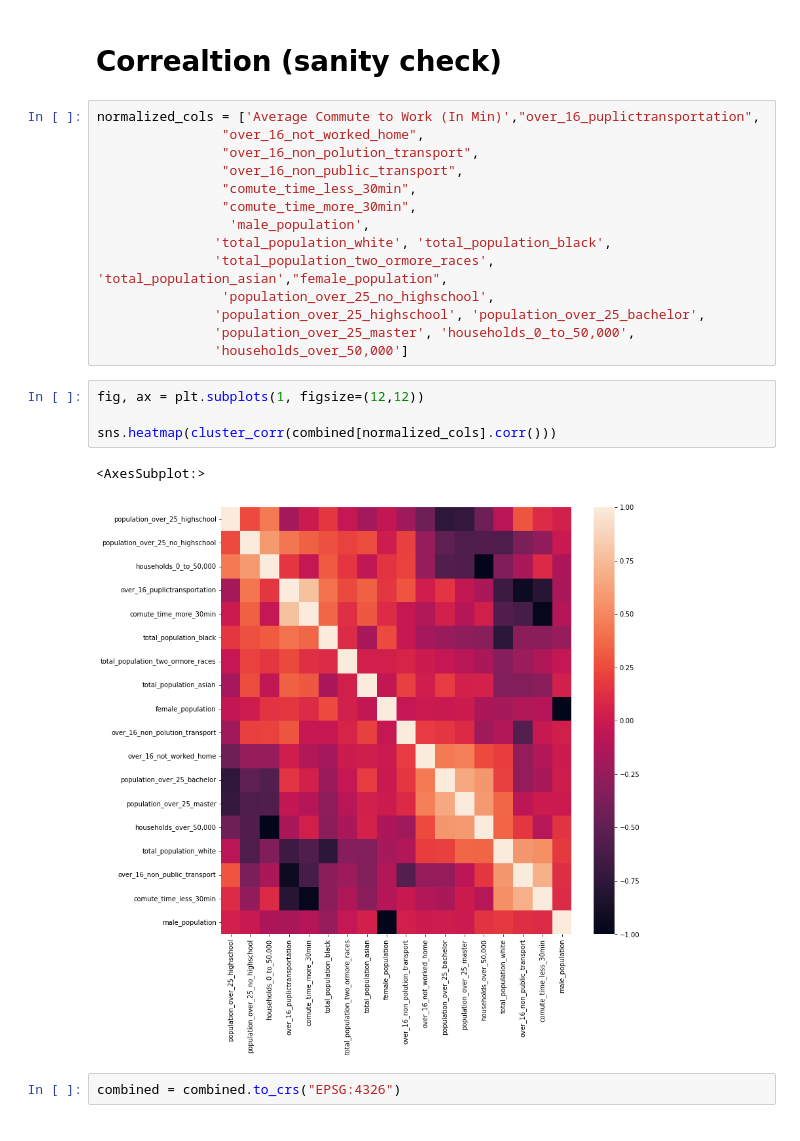
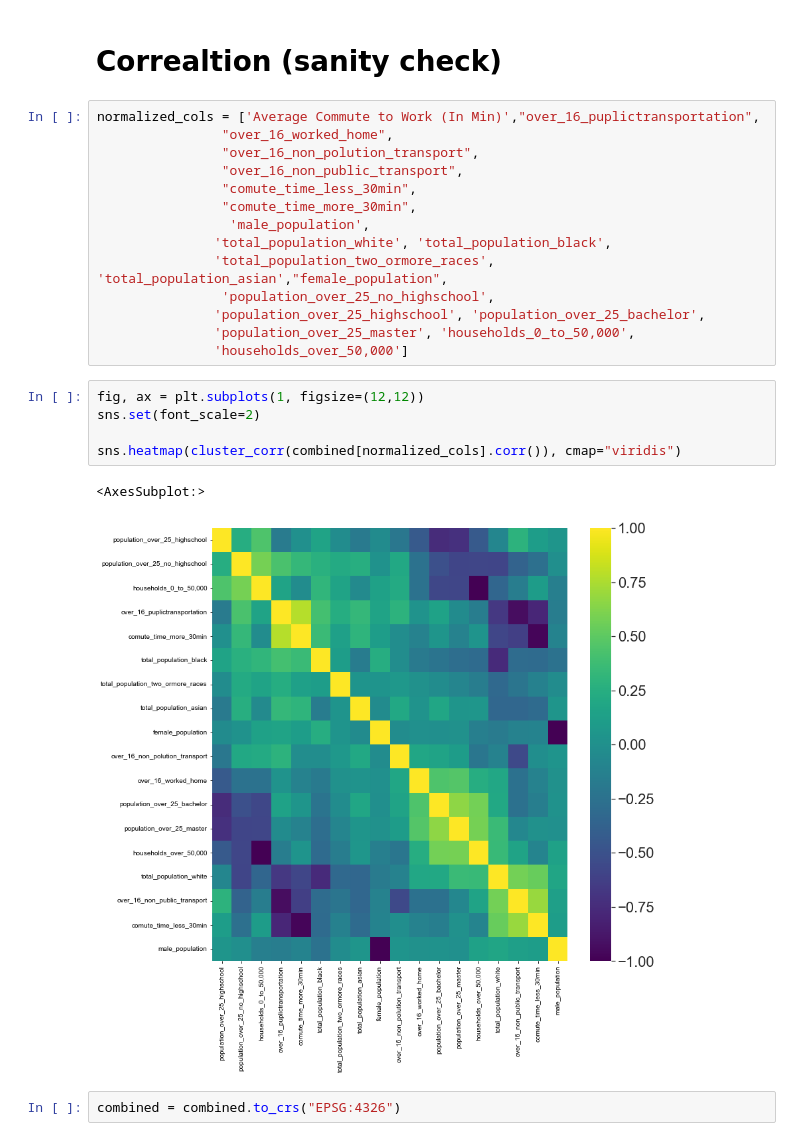
Before and after one commit to pmehler/us_transit_analysis, a Jupyter notebook: 03_regression_analysis.ipynb, the cells around one changed output. Cells and saved outputs as stored; diff of their text form.

```diff
--- a/03_regression_analysis.ipynb
+++ b/03_regression_analysis.ipynb
@@ -82,7 +82,7 @@ def cluster_corr(corr_array, inplace=False):
 # Correaltion (sanity check)
 # %%
 normalized_cols = ['Average Commute to Work (In Min)',"over_16_puplictransportation",
-                "over_16_not_worked_home",
+                "over_16_worked_home",
                 "over_16_non_polution_transport",
                 "over_16_non_public_transport",
                 "comute_time_less_30min",
@@ -96,11 +96,12 @@ normalized_cols = ['Average Commute to Work (In Min)',"over_16_puplictransportat
                'households_over_50,000']
 # %%
 fig, ax = plt.subplots(1, figsize=(12,12))
+sns.set(font_scale=2)
 
-sns.heatmap(cluster_corr(combined[normalized_cols].corr()))
+sns.heatmap(cluster_corr(combined[normalized_cols].corr()), cmap="viridis")
 # %% [output]
 <AxesSubplot:>
-[figure, old version]
+[figure, new version]
 # %%
 combined = combined.to_crs("EPSG:4326")
 # %% [markdown]
```
Also changed, not shown: parts of 55 cells of this notebook, 5 other files.
